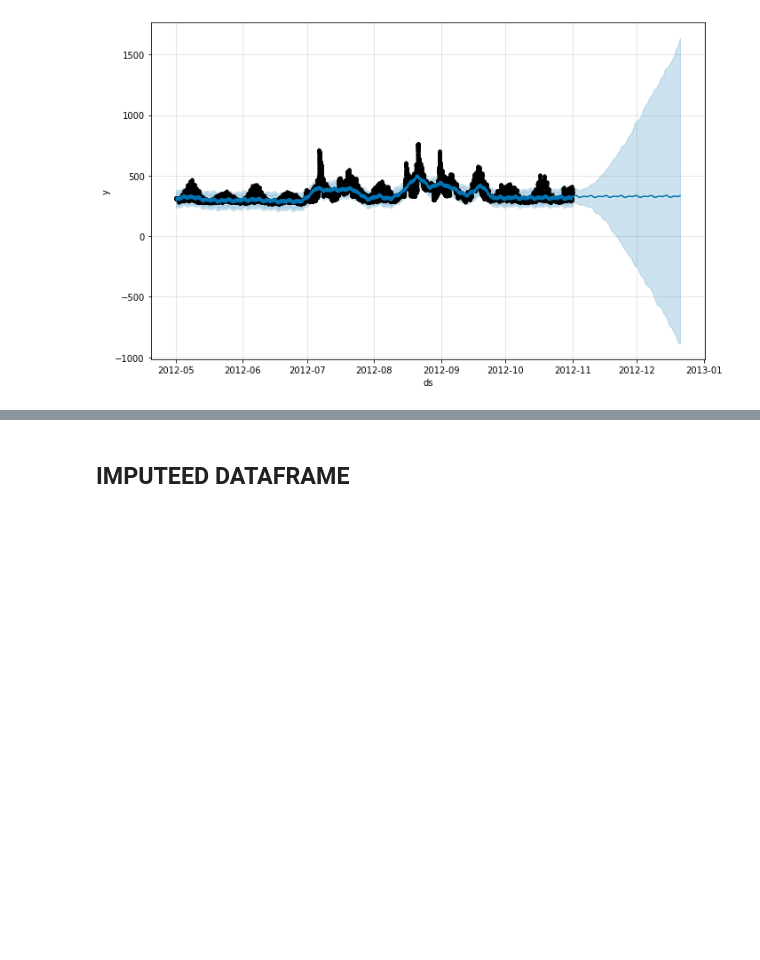
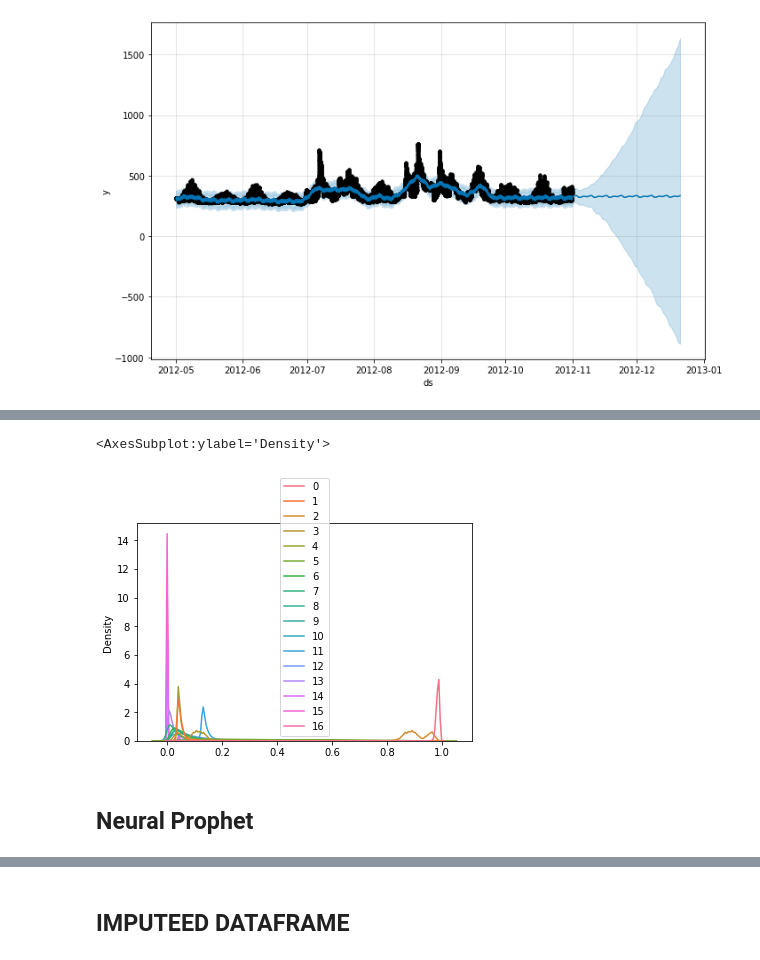
Before and after one commit to whatsasolo/Prediction-of-Water, a Jupyter notebook: Prediction of Water Level.ipynb, the cells around one changed output, grey strips where cells are left out. Saved outputs shown, nothing was run; the diff lists cells and outputs as text; code cells hidden in the pictures; blank space fills up the shorter version.

```diff
--- a/Prediction of Water Level.ipynb
+++ b/Prediction of Water Level.ipynb
@@ -1020,0 +1038,11 @@ sns.lineplot(data = train[['ymdhm','wl_1018662']].set_index('ymdhm'))
+# %%
+from sklearn.preprocessing import MinMaxScaler
+
+minmax_scaler = MinMaxScaler()
+minmax_scaled = minmax_scaler.fit_transform(train.drop(columns='ymdhm'))
+sns.kdeplot(data = pd.DataFrame(minmax_scaled))
+# %% [output]
+<AxesSubplot:ylabel='Density'>
+[figure, added]
+# %% [markdown]
+## Neural Prophet
```
Also changed, not shown: parts of 36 cells of this notebook.
